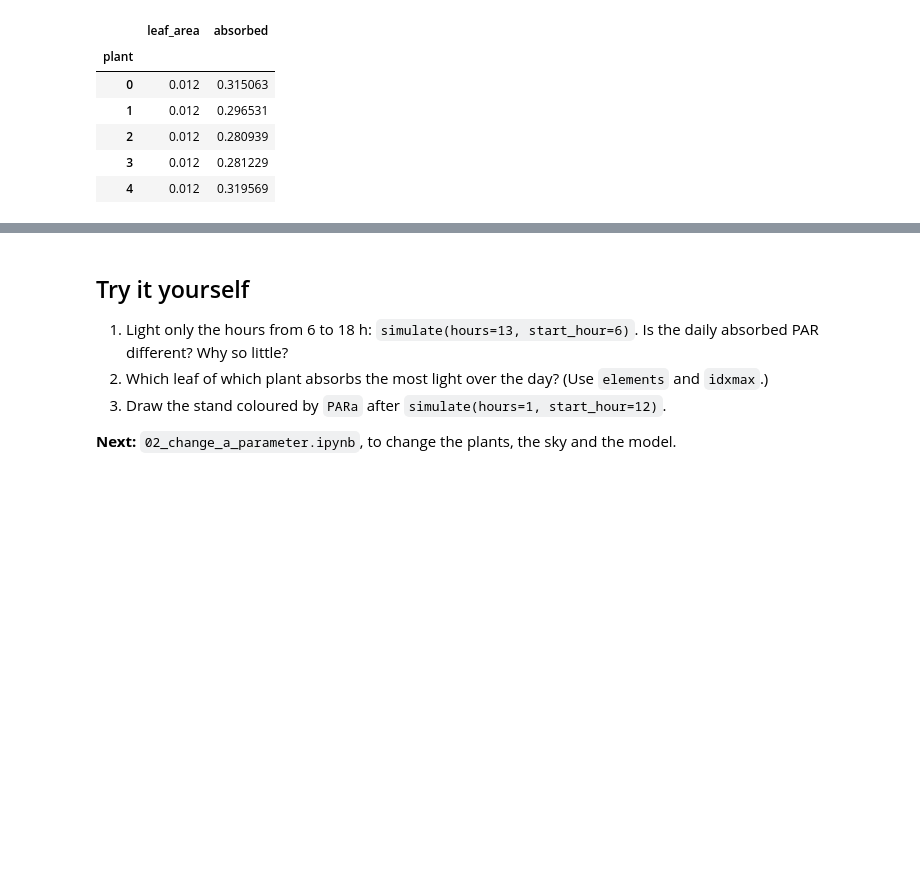
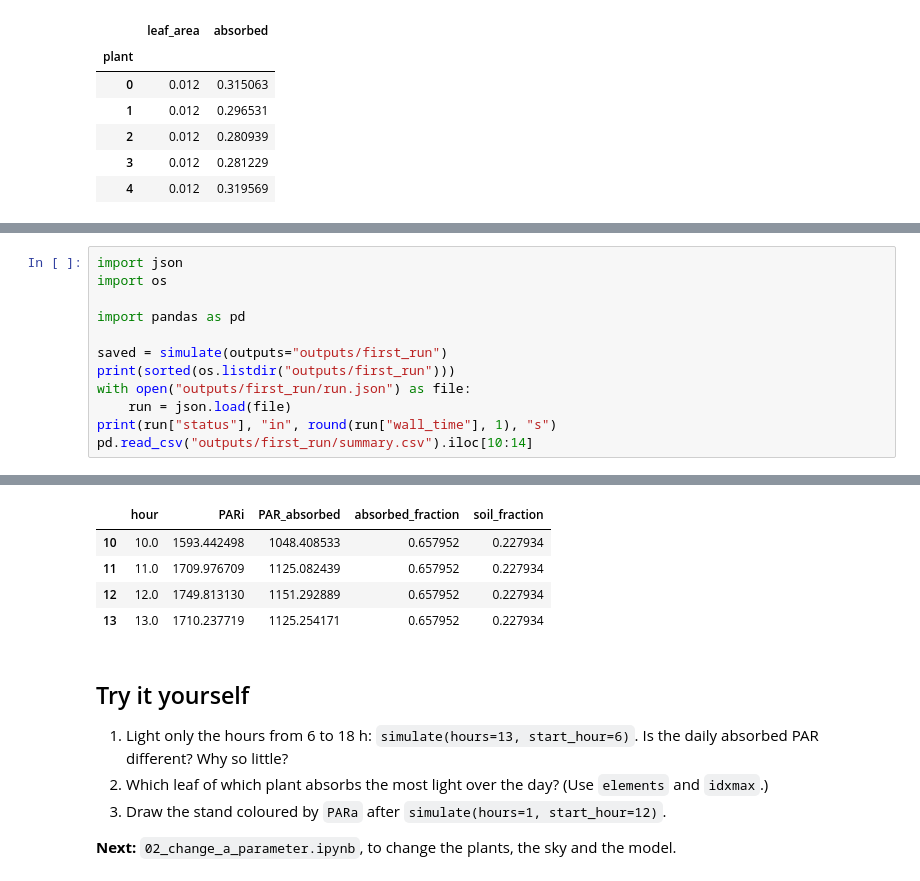
Before and after one commit to openalea/caribu, a Jupyter notebook: example/tutorials/user/01_first_run.ipynb, the cells around one changed output, grey strips where cells are left out. Cells and saved outputs as stored; diff of their text form; blank space fills up the shorter version.

```diff
--- a/example/tutorials/user/01_first_run.ipynb
+++ b/example/tutorials/user/01_first_run.ipynb
@@ -202,0 +216,13 @@ PAR absorbed per plant over the day: from 0.253 to 0.353 mol (mean 0.302)
+# %%
+import json
+import os
+
+import pandas as pd
+
+saved = simulate(outputs="outputs/first_run")
+print(sorted(os.listdir("outputs/first_run")))
+with open("outputs/first_run/run.json") as file:
+    run = json.load(file)
+print(run["status"], "in", round(run["wall_time"], 1), "s")
+pd.read_csv("outputs/first_run/summary.csv").iloc[10:14]
+# %% [output]
@@ -203,3 +231,8 @@ PAR absorbed per plant over the day: from 0.253 to 0.353 mol (mean 0.302)
+|  | hour | PARi | PAR_absorbed | absorbed_fraction | soil_fraction |
+| 10 | 10.0 | 1593.442498 | 1048.408533 | 0.657952 | 0.227934 |
+| 11 | 11.0 | 1709.976709 | 1125.082439 | 0.657952 | 0.227934 |
+| 12 | 12.0 | 1749.813130 | 1151.292889 | 0.657952 | 0.227934 |
+| 13 | 13.0 | 1710.237719 | 1125.254171 | 0.657952 | 0.227934 |
 # %% [markdown]
 ## Try it yourself
 
```
Also changed, not shown: parts of 3 cells of this notebook, 7 other files.
